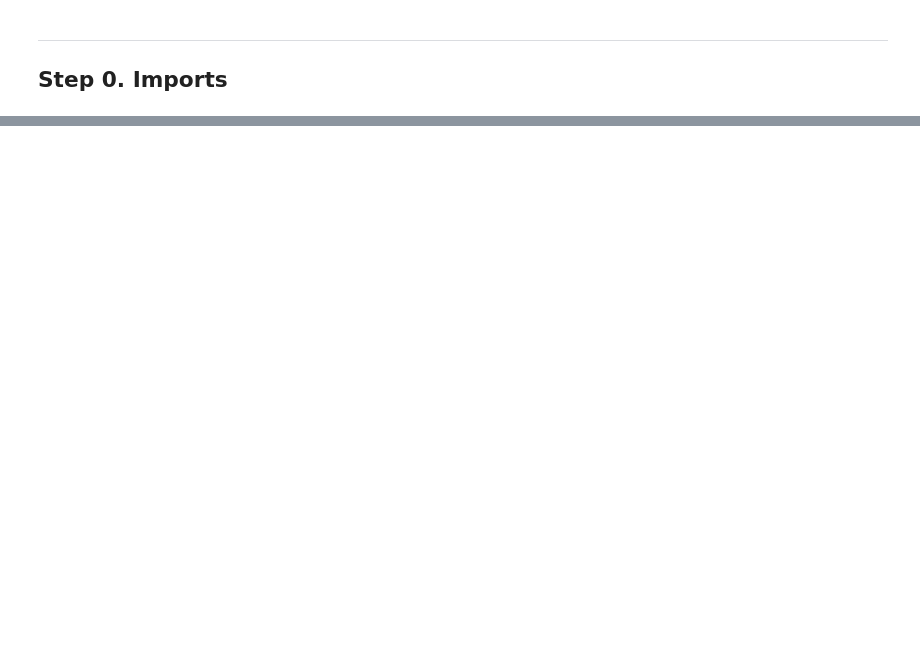
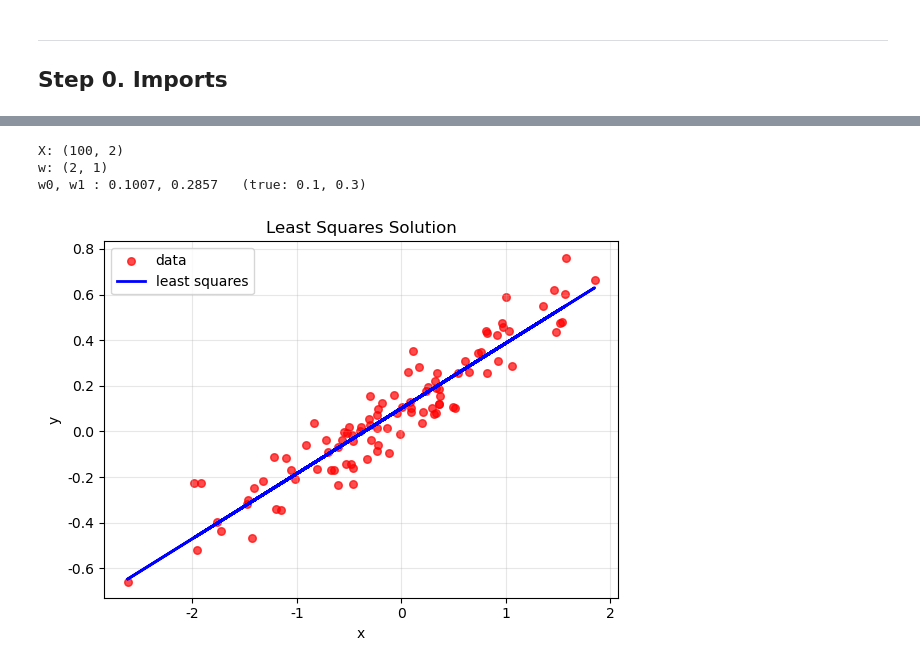
Before and after one commit to jongmoonha/AI-ME-Practice, a Jupyter notebook: Practice01_Linear_Regression.ipynb, the cells around one changed output, grey strips where cells are left out. Saved outputs shown, nothing was run; the diff lists cells and outputs as text; code cells hidden in the pictures; blank space fills up the shorter version.

```diff
--- a/Practice01_Linear_Regression.ipynb
+++ b/Practice01_Linear_Regression.ipynb
@@ -719,0 +74,25 @@ exactly on top of one another.
+# %%
+X = np.hstack([x**0, x])   # augmented matrix [1, x]
+
+w_least_squares = np.linalg.inv(X.T @ X) @ X.T @ y   # normal equation
+y_hat_least_squares = X @ w_least_squares
+
+print(f'X: {X.shape}')
+print(f'w: {w_least_squares.shape}')
+print(f'w0, w1 : {w_least_squares[0, 0]:.4f}, {w_least_squares[1, 0]:.4f}   (true: {w0}, {w1})')
+
+plt.figure(figsize=(6, 4.5))
+plt.scatter(x, y, c='r', s=30, alpha=0.7, label='data')
+plt.plot(x, y_hat_least_squares, 'b-', linewidth=2, label='least squares')
+plt.xlabel('x')
+plt.ylabel('y')
+plt.title('Least Squares Solution')
+plt.legend()
+plt.grid(alpha=0.3)
+plt.tight_layout()
+plt.show()
+# %% [output]
+X: (100, 2)
+w: (2, 1)
+w0, w1 : 0.1007, 0.2857   (true: 0.1, 0.3)
+[figure, added]
```
Also changed, not shown: parts of 68 cells of this notebook, 1 other file.
